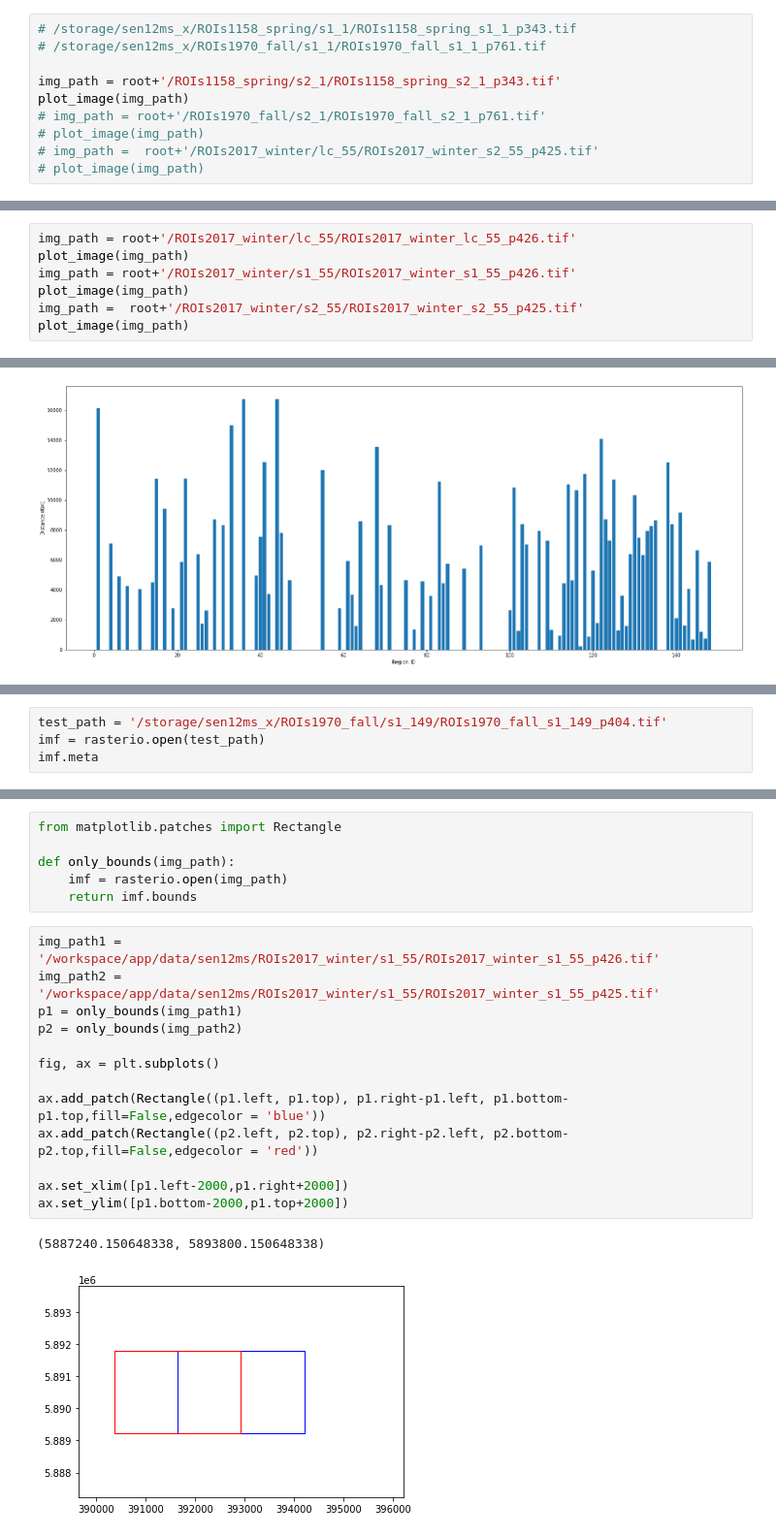
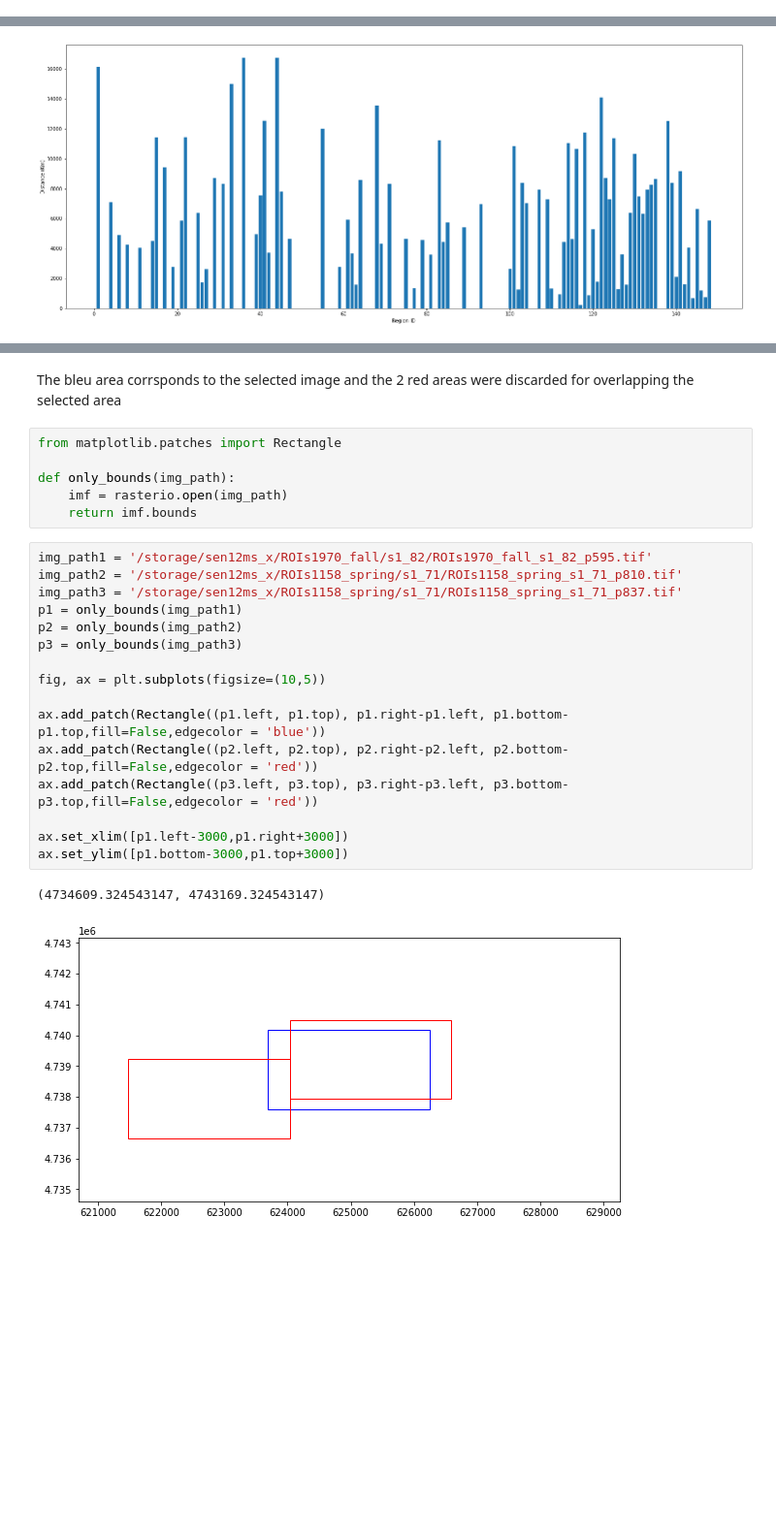
Before and after one commit to Berkeley-Data/hpt, a Jupyter notebook: notebooks/1.0-eo-sen12ms-eda.ipynb, the cells around one changed output, grey strips where cells are left out. Shown at 97% size. Saved outputs shown, nothing was run; the diff lists cells and outputs as text; blank space fills up the shorter version.

```diff
--- a/notebooks/1.0-eo-sen12ms-eda.ipynb
+++ b/notebooks/1.0-eo-sen12ms-eda.ipynb
@@ -283,10 +414,0 @@ def plot_image(img_path):
-# %%
-# /storage/sen12ms_x/ROIs1158_spring/s1_1/ROIs1158_spring_s1_1_p343.tif
-# /storage/sen12ms_x/ROIs1970_fall/s1_1/ROIs1970_fall_s1_1_p761.tif
-
-img_path = root+'/ROIs1158_spring/s2_1/ROIs1158_spring_s2_1_p343.tif'
-plot_image(img_path)
-# img_path = root+'/ROIs1970_fall/s2_1/ROIs1970_fall_s2_1_p761.tif'
-# plot_image(img_path)
-# img_path =  root+'/ROIs2017_winter/lc_55/ROIs2017_winter_s2_55_p425.tif'
-# plot_image(img_path)
@@ -298,7 +414,0 @@ BoundingBox(left=404852.3389928384, bottom=8101382.836060452, right=407412.33899
-# %%
-img_path = root+'/ROIs2017_winter/lc_55/ROIs2017_winter_lc_55_p426.tif'
-plot_image(img_path)
-img_path = root+'/ROIs2017_winter/s1_55/ROIs2017_winter_s1_55_p426.tif'
-plot_image(img_path)
-img_path =  root+'/ROIs2017_winter/s2_55/ROIs2017_winter_s2_55_p425.tif'
-plot_image(img_path)
@@ -545,4 +708,0 @@ all_patch.head()
-# %%
-test_path = '/storage/sen12ms_x/ROIs1970_fall/s1_149/ROIs1970_fall_s1_149_p404.tif'
-imf = rasterio.open(test_path)
-imf.meta
@@ -571,3 +1036,5 @@ array(['fall', 'spring', 'winter'], dtype=object)
+# %% [markdown]
+The bleu area corrsponds to the selected image and the 2 red areas were discarded for overlapping the selected area
 # %%
 from matplotlib.patches import Rectangle
 
@@ -575,18 +1042,21 @@ def only_bounds(img_path):
     imf = rasterio.open(img_path)
     return imf.bounds
 # %%
-img_path1 = '/workspace/app/data/sen12ms/ROIs2017_winter/s1_55/ROIs2017_winter_s1_55_p426.tif'
-img_path2 = '/workspace/app/data/sen12ms/ROIs2017_winter/s1_55/ROIs2017_winter_s1_55_p425.tif'
+img_path1 = '/storage/sen12ms_x/ROIs1970_fall/s1_82/ROIs1970_fall_s1_82_p595.tif'
+img_path2 = '/storage/sen12ms_x/ROIs1158_spring/s1_71/ROIs1158_spring_s1_71_p810.tif'
+img_path3 = '/storage/sen12ms_x/ROIs1158_spring/s1_71/ROIs1158_spring_s1_71_p837.tif'
 p1 = only_bounds(img_path1)
 p2 = only_bounds(img_path2)
+p3 = only_bounds(img_path3)
 
-fig, ax = plt.subplots()
+fig, ax = plt.subplots(figsize=(10,5))
 
 ax.add_patch(Rectangle((p1.left, p1.top), p1.right-p1.left, p1.bottom-p1.top,fill=False,edgecolor = 'blue'))
 ax.add_patch(Rectangle((p2.left, p2.top), p2.right-p2.left, p2.bottom-p2.top,fill=False,edgecolor = 'red'))
+ax.add_patch(Rectangle((p3.left, p3.top), p3.right-p3.left, p3.bottom-p3.top,fill=False,edgecolor = 'red'))
 
-ax.set_xlim([p1.left-2000,p1.right+2000])
-ax.set_ylim([p1.bottom-2000,p1.top+2000])
+ax.set_xlim([p1.left-3000,p1.right+3000])
+ax.set_ylim([p1.bottom-3000,p1.top+3000])
 # %% [output]
-(5887240.150648338, 5893800.150648338)
+(4734609.324543147, 4743169.324543147)
-[figure, old version]
+[figure, new version]
```
Also changed, not shown: parts of 111 cells of this notebook.
